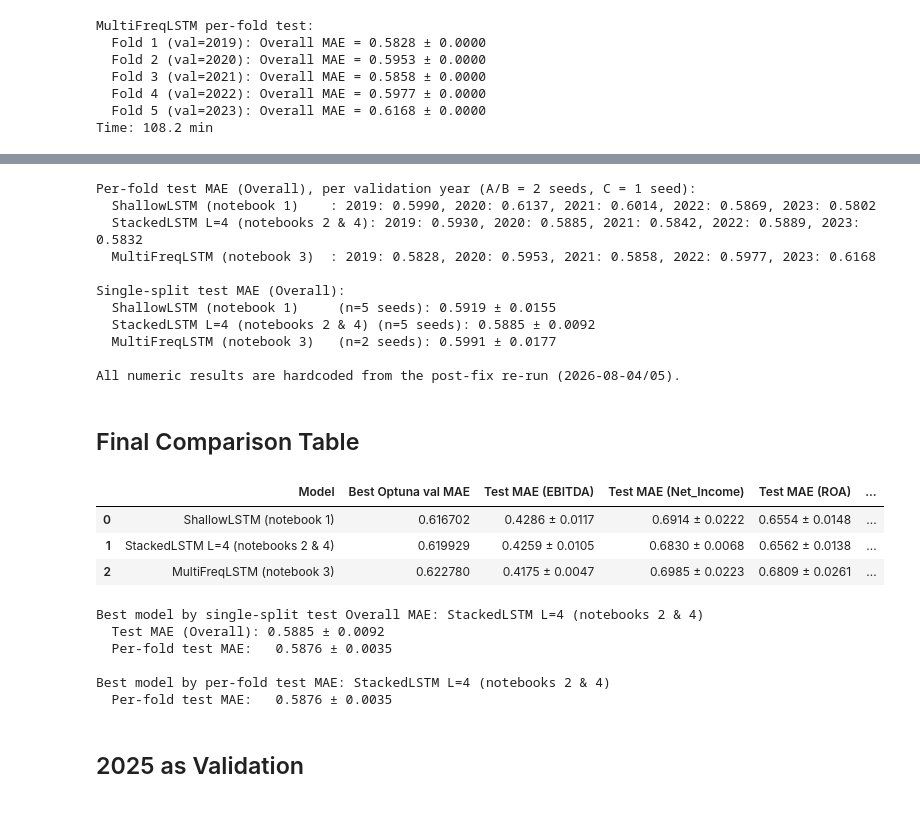
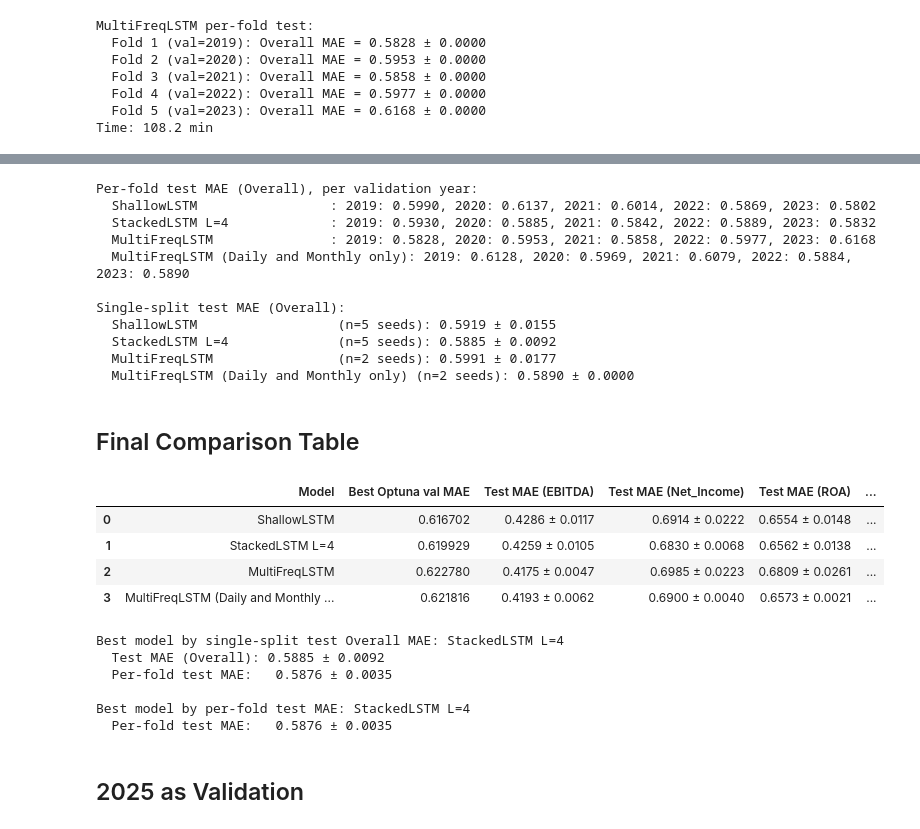
Before and after one commit to dvdbaggio/Mixed-Frequency-Forecasting, a Jupyter notebook: Model/lstm_with_regularization.ipynb, the cells around one changed output, grey strips where cells are left out. Drawn from its saved outputs; the diff is of its cells as text; code cells hidden in the pictures.

Commit message:
multifreq daily and monthly only

```diff
--- a/Model/lstm_with_regularization.ipynb
+++ b/Model/lstm_with_regularization.ipynb
@@ -1513,60 +1752,75 @@ Time: 108.2 min
 # %%
 SINGLE_SPLIT = {
-    "ShallowLSTM (notebook 1)": {
+    "ShallowLSTM": {
         "n_seeds": 5,
         "EBITDA":     (0.4286, 0.0117),
         "Net_Income": (0.6914, 0.0222),
         "ROA":        (0.6554, 0.0148),
         "Overall":    (0.5919, 0.0155),
     },
-    "StackedLSTM L=4 (notebooks 2 & 4)": {
+    "StackedLSTM L=4": {
         "n_seeds": 5,
         "EBITDA":     (0.4259, 0.0105),
         "Net_Income": (0.6830, 0.0068),
         "ROA":        (0.6562, 0.0138),
         "Overall":    (0.5885, 0.0092),
     },
-    "MultiFreqLSTM (notebook 3)": {
+    "MultiFreqLSTM": {
         "n_seeds": 2,
         "EBITDA":     (0.4175, 0.0047),
         "Net_Income": (0.6985, 0.0223),
         "ROA":        (0.6809, 0.0261),
         "Overall":    (0.5991, 0.0177),
     },
+    "MultiFreqLSTM (Daily and Monthly only)": {
+        "n_seeds": 2,
+        "EBITDA":     (0.4193, 0.0062),
+        "Net_Income": (0.6900, 0.0040),
+        "ROA":        (0.6573, 0.0021),
+        "Overall":    (0.5890, 0.0000),
+    },
 }
 
 PER_FOLD = {
-    "ShallowLSTM (notebook 1)":           {2019: 0.5990, 2020: 0.6137, 2021: 0.6014, 2022: 0.5869, 2023: 0.5802},
-    "StackedLSTM L=4 (notebooks 2 & 4)":  {2019: 0.5930, 2020: 0.5885, 2021: 0.5842, 2022: 0.5889, 2023: 0.5832},
-    "MultiFreqLSTM (notebook 3)":         {2019: 0.5828, 2020: 0.5953, 2021: 0.5858, 2022: 0.5977, 2023: 0.6168},
+    "ShallowLSTM":           {2019: 0.5990, 2020: 0.6137, 2021: 0.6014, 2022: 0.5869, 2023: 0.5802},
+    "StackedLSTM L=4":  {2019: 0.5930, 2020: 0.5885, 2021: 0.5842, 2022: 0.5889, 2023: 0.5832},
+    "MultiFreqLSTM":         {2019: 0.5828, 2020: 0.5953, 2021: 0.5858, 2022: 0.5977, 2023: 0.6168},
+    "MultiFreqLSTM (Daily and Monthly only)": {2019: 0.6128, 2020: 0.5969, 2021: 0.6079, 2022: 0.5884, 2023: 0.5890},
 }
 
 OPTUNA_VAL = {
-    "ShallowLSTM (notebook 1)":           0.6167016625404358,
-    "StackedLSTM L=4 (notebooks 2 & 4)":  0.6199288368225098,
-    "MultiFreqLSTM (notebook 3)":         0.6227800846099854,
+    "ShallowLSTM":           0.6167016625404358,
+    "StackedLSTM L=4":  0.6199288368225098,
+    "MultiFreqLSTM":         0.6227800846099854,
+    "MultiFreqLSTM (Daily and Monthly only)": 0.6218156814575195,
 }
 
 BEST_PARAMS = {
-    "ShallowLSTM (notebook 1)": {
+    "ShallowLSTM": {
         'hidden_size':   32,
         'lr':            0.009854576580375248,
         'batch_size':    32,
         'weight_decay':  0.0009277918133170822,
         'dropout':       0.13086155790846143,
     },
-    "StackedLSTM L=4 (notebooks 2 & 4)": {
+    "StackedLSTM L=4": {
         'hidden_size':   128,
         'lr':            0.00859001743156823,
         'batch_size':    16,
         'weight_decay':  7.262266887516058e-05,
         'dropout':       0.05642680822102102,
     },
-    "MultiFreqLSTM (notebook 3)": {
+    "MultiFreqLSTM": {
         'batch_size':    64,
         'lr':            0.0018619185593215747,
         'weight_decay':  2.4462118962514682e-05,
         'dropout':       0.14074517165622014,
+    },
+    "MultiFreqLSTM (Daily and Monthly only)": {
+        'batch_size':    64,
+        'lr':            0.005449985313714033,
+        'weight_decay':  9.962012825098935e-05,
+        'dropout':       0.41300567510269615,
     },
 }
 
@@ -1577,7 +1831,7 @@ def pf_summary(pf):
 
 pf_str = {m: pf_summary(PER_FOLD[m]) for m in PER_FOLD}
 
-print("Per-fold test MAE (Overall), per validation year (A/B = 2 seeds, C = 1 seed):")
+print("Per-fold test MAE (Overall), per validation year:")
 for m, pf in PER_FOLD.items():
     years = sorted(pf.keys())
     print(f"  {m:28s}: " + ", ".join(f"{y}: {pf[y]:.4f}" for y in years))
@@ -1585,57 +1839,57 @@ print()
 print("Single-split test MAE (Overall):")
 for m, r in SINGLE_SPLIT.items():
     print(f"  {m:28s} (n={r['n_seeds']} seeds): {r['Overall'][0]:.4f} \u00b1 {r['Overall'][1]:.4f}")
-print("\nAll numeric results are hardcoded from the post-fix re-run (2026-08-04/05).")
 # %% [output]
-Per-fold test MAE (Overall), per validation year (A/B = 2 seeds, C = 1 seed):
-  ShallowLSTM (notebook 1)    : 2019: 0.5990, 2020: 0.6137, 2021: 0.6014, 2022: 0.5869, 2023: 0.5802
-  StackedLSTM L=4 (notebooks 2 & 4): 2019: 0.5930, 2020: 0.5885, 2021: 0.5842, 2022: 0.5889, 2023: 0.5832
-  MultiFreqLSTM (notebook 3)  : 2019: 0.5828, 2020: 0.5953, 2021: 0.5858, 2022: 0.5977, 2023: 0.6168
+Per-fold test MAE (Overall), per validation year:
+  ShallowLSTM                 : 2019: 0.5990, 2020: 0.6137, 2021: 0.6014, 2022: 0.5869, 2023: 0.5802
+  StackedLSTM L=4             : 2019: 0.5930, 2020: 0.5885, 2021: 0.5842, 2022: 0.5889, 2023: 0.5832
+  MultiFreqLSTM               : 2019: 0.5828, 2020: 0.5953, 2021: 0.5858, 2022: 0.5977, 2023: 0.6168
+  MultiFreqLSTM (Daily and Monthly only): 2019: 0.6128, 2020: 0.5969, 2021: 0.6079, 2022: 0.5884, 2023: 0.5890
 
 Single-split test MAE (Overall):
-  ShallowLSTM (notebook 1)     (n=5 seeds): 0.5919 ± 0.0155
-  StackedLSTM L=4 (notebooks 2 & 4) (n=5 seeds): 0.5885 ± 0.0092
-  MultiFreqLSTM (notebook 3)   (n=2 seeds): 0.5991 ± 0.0177
-
-All numeric results are hardcoded from the post-fix re-run (2026-08-04/05).
+  ShallowLSTM                  (n=5 seeds): 0.5919 ± 0.0155
+  StackedLSTM L=4              (n=5 seeds): 0.5885 ± 0.0092
+  MultiFreqLSTM                (n=2 seeds): 0.5991 ± 0.0177
+  MultiFreqLSTM (Daily and Monthly only) (n=2 seeds): 0.5890 ± 0.0000
 # %% [markdown]
 ## Final Comparison Table
 # %%
 summary = pd.DataFrame([
     {
         "Model": m,
         "Best Optuna val MAE": OPTUNA_VAL[m],
         "Test MAE (EBITDA)": f"{SINGLE_SPLIT[m]['EBITDA'][0]:.4f} ± {SINGLE_SPLIT[m]['EBITDA'][1]:.4f}",
         "Test MAE (Net_Income)": f"{SINGLE_SPLIT[m]['Net_Income'][0]:.4f} ± {SINGLE_SPLIT[m]['Net_Income'][1]:.4f}",
         "Test MAE (ROA)": f"{SINGLE_SPLIT[m]['ROA'][0]:.4f} ± {SINGLE_SPLIT[m]['ROA'][1]:.4f}",
         "Test MAE (Overall)": f"{SINGLE_SPLIT[m]['Overall'][0]:.4f} ± {SINGLE_SPLIT[m]['Overall'][1]:.4f}",
         "Per-fold test MAE": pf_str[m],
         "Best params": str(BEST_PARAMS[m]),
     }
-    for m in ["ShallowLSTM (notebook 1)", "StackedLSTM L=4 (notebooks 2 & 4)", "MultiFreqLSTM (notebook 3)"]
+    for m in ["ShallowLSTM", "StackedLSTM L=4", "MultiFreqLSTM", "MultiFreqLSTM (Daily and Monthly only)"]
 ])
 display(summary)
 
 # Best model by single-split headline number
 best_idx = summary["Test MAE (Overall)"].apply(lambda s: float(s.split(' ± ')[0])).idxmin()
 print(f"\nBest model by single-split test Overall MAE: {summary.loc[best_idx, 'Model']}")
 print(f"  Test MAE (Overall): {summary.loc[best_idx, 'Test MAE (Overall)']}")
 print(f"  Per-fold test MAE:   {summary.loc[best_idx, 'Per-fold test MAE']}")
 
 # Best model by per-fold test MAE
 best_pf_idx = summary["Per-fold test MAE"].apply(lambda s: float(s.split(' ± ')[0])).idxmin()
 print(f"\nBest model by per-fold test MAE: {summary.loc[best_pf_idx, 'Model']}")
 print(f"  Per-fold test MAE:   {summary.loc[best_pf_idx, 'Per-fold test MAE']}")
 # %% [output]
 |  | Model | Best Optuna val MAE | Test MAE (EBITDA) | Test MAE (Net_Income) | Test MAE (ROA) | ... |
-| 0 | ShallowLSTM (notebook 1) | 0.616702 | 0.4286 ± 0.0117 | 0.6914 ± 0.0222 | 0.6554 ± 0.0148 | ... |
-| 1 | StackedLSTM L=4 (notebooks 2 & 4) | 0.619929 | 0.4259 ± 0.0105 | 0.6830 ± 0.0068 | 0.6562 ± 0.0138 | ... |
-| 2 | MultiFreqLSTM (notebook 3) | 0.622780 | 0.4175 ± 0.0047 | 0.6985 ± 0.0223 | 0.6809 ± 0.0261 | ... |
+| 0 | ShallowLSTM | 0.616702 | 0.4286 ± 0.0117 | 0.6914 ± 0.0222 | 0.6554 ± 0.0148 | ... |
+| 1 | StackedLSTM L=4 | 0.619929 | 0.4259 ± 0.0105 | 0.6830 ± 0.0068 | 0.6562 ± 0.0138 | ... |
+| 2 | MultiFreqLSTM | 0.622780 | 0.4175 ± 0.0047 | 0.6985 ± 0.0223 | 0.6809 ± 0.0261 | ... |
+| 3 | MultiFreqLSTM (Daily and Monthly ... | 0.621816 | 0.4193 ± 0.0062 | 0.6900 ± 0.0040 | 0.6573 ± 0.0021 | ... |
-Best model by single-split test Overall MAE: StackedLSTM L=4 (notebooks 2 & 4)
+Best model by single-split test Overall MAE: StackedLSTM L=4
   Test MAE (Overall): 0.5885 ± 0.0092
   Per-fold test MAE:   0.5876 ± 0.0035
 
-Best model by per-fold test MAE: StackedLSTM L=4 (notebooks 2 & 4)
+Best model by per-fold test MAE: StackedLSTM L=4
   Per-fold test MAE:   0.5876 ± 0.0035
 # %% [markdown]
 ## 2025 as Validation
```
Also changed, not shown: parts of 23 cells of this notebook.
